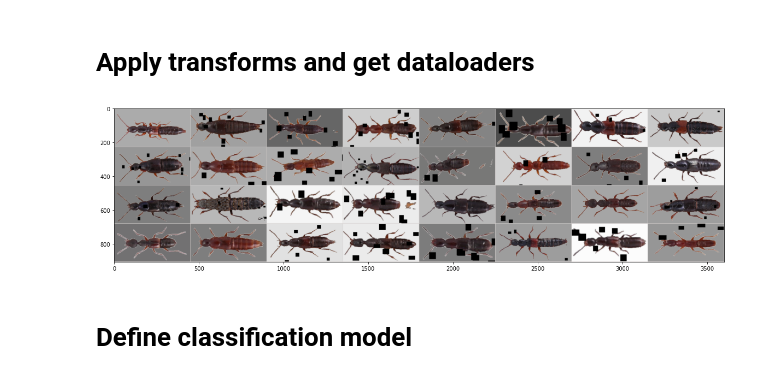
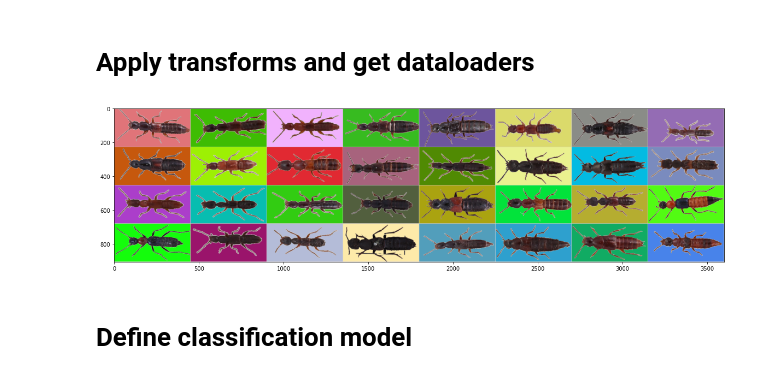
Before and after one commit to JackismyShephard/eternal-bugshine, a Jupyter notebook: playground.ipynb, the cells around one changed output. Saved outputs shown, nothing was run; the diff lists cells and outputs as text; code cells hidden in the pictures.

```diff
--- a/playground.ipynb
+++ b/playground.ipynb
@@ -41,24 +41,24 @@ print(dataset_sizes)
 # %%
 #hypothesis 1: model is underfitting due to model complexity. pick model with less parameters
 #hypothesis 2: our data augmentation is not complex enough
 from torchvision import transforms
 
 transforms = [
     transforms.RandomVerticalFlip(),
     transforms.RandomRotation(degrees=(-3,3), fill=255),
-    NotStupidRandomResizedCrop(min_scale = 0.95, max_scale = 1),
-    RandomizeBackgroundGraytone(cutoff=0.9, min=0.3), CoarseDropout(min_holes=0, min_height=15, max_height=25, min_width=15, max_width=25)]
+    NotStupidRandomResizedCrop(min_scale=0.95, max_scale=1),
+    RandomizeBackground(cutoff=0.95)]
 
 train_dataset, val_dataset, test_dataset = apply_transforms(transforms, train_data, val_data, test_data)
 
 data_loaders = get_dataloaders(train_dataset, val_dataset, test_dataset, batch_size = 32, num_workers = num_workers)
 iterable = iter(data_loaders['train'])
 images, labels = next(iterable)
 tensor_grid = make_grid(images, nrow=8)
 image_grid = postprocess_image(tensor_to_image(tensor_grid))
 show_img(image_grid, figsize=(20, 20))
 # %% [output]
-[figure, old version]
+[figure, new version]
 # %% [markdown]
 # Define classification model
 # %%
```
Also changed, not shown: parts of 4 cells of this notebook.
